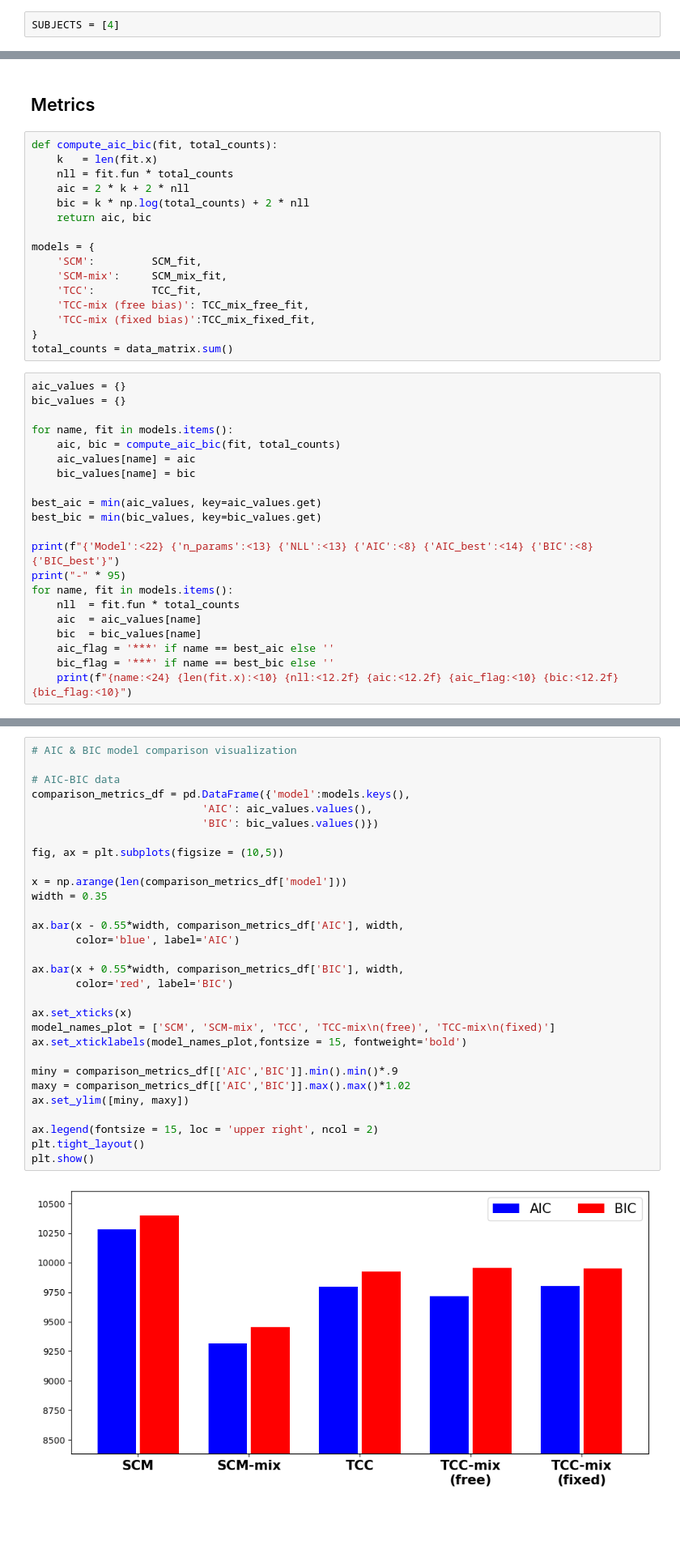
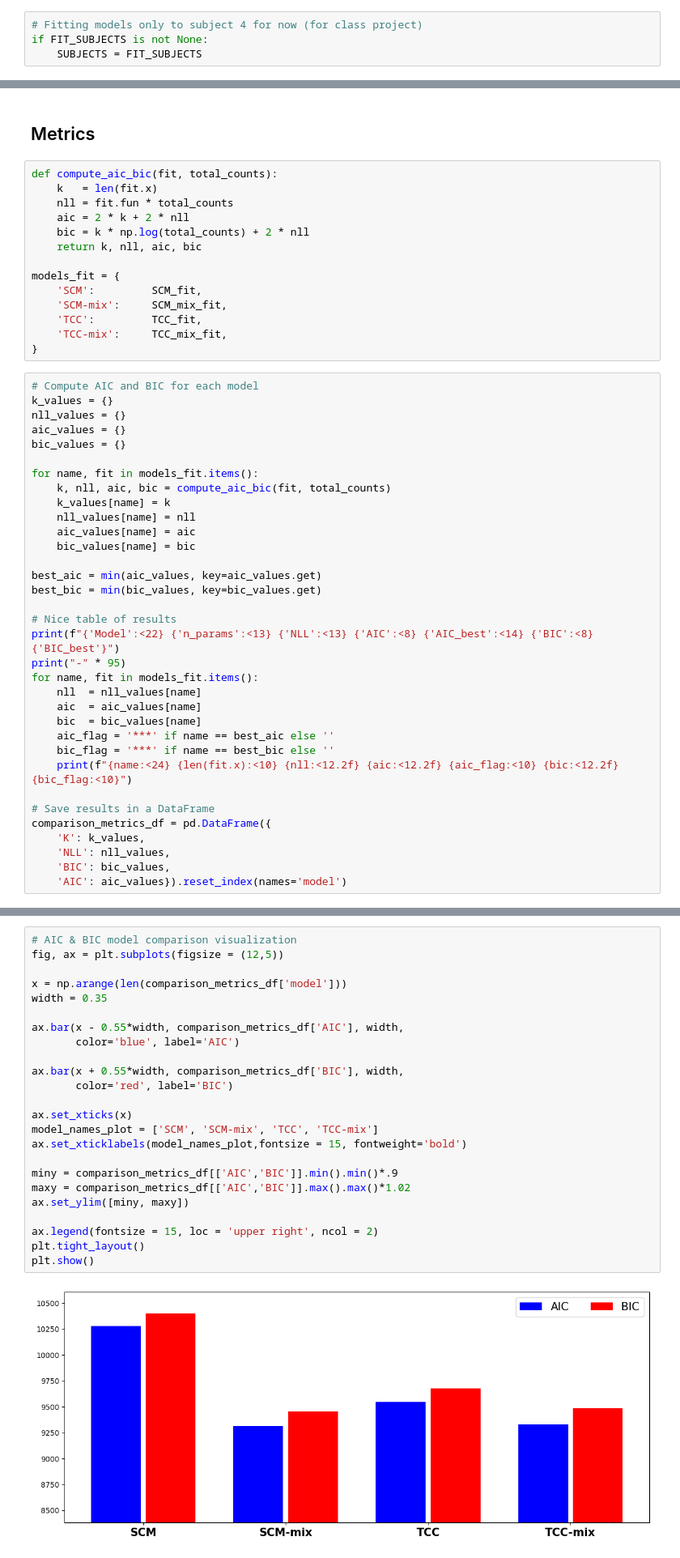
Before and after one commit to DaniilAzarov123/color-identification, a Jupyter notebook: analysis.ipynb, the cells around one changed output, grey strips where cells are left out. Shown at 81% size. Saved outputs shown, nothing was run; the diff lists cells and outputs as text; blank space fills up the shorter version.

```diff
--- a/analysis.ipynb
+++ b/analysis.ipynb
@@ -103,3 +95,5 @@ def extract_observed(data, SUBJECTS, SET_SIZES, POSITIONS):
 # %%
-SUBJECTS = [4]
+# Fitting models only to subject 4 for now (for class project)
+if FIT_SUBJECTS is not None:
+    SUBJECTS = FIT_SUBJECTS
 # %% [markdown]
@@ -1194,37 +927,48 @@ def compute_aic_bic(fit, total_counts):
     nll = fit.fun * total_counts
     aic = 2 * k + 2 * nll
     bic = k * np.log(total_counts) + 2 * nll
-    return aic, bic
+    return k, nll, aic, bic
 
-models = {
+models_fit = {
     'SCM':         SCM_fit,
     'SCM-mix':     SCM_mix_fit,
     'TCC':         TCC_fit,
-    'TCC-mix (free bias)': TCC_mix_free_fit,
-    'TCC-mix (fixed bias)':TCC_mix_fixed_fit,
+    'TCC-mix':     TCC_mix_fit,
 }
-total_counts = data_matrix.sum()
 # %%
+# Compute AIC and BIC for each model
+k_values = {}
+nll_values = {}
 aic_values = {}
 bic_values = {}
 
-for name, fit in models.items():
-    aic, bic = compute_aic_bic(fit, total_counts)
+for name, fit in models_fit.items():
+    k, nll, aic, bic = compute_aic_bic(fit, total_counts)
+    k_values[name] = k
+    nll_values[name] = nll
     aic_values[name] = aic
     bic_values[name] = bic
 
 best_aic = min(aic_values, key=aic_values.get)
 best_bic = min(bic_values, key=bic_values.get)
 
+# Nice table of results
 print(f"{'Model':<22} {'n_params':<13} {'NLL':<13} {'AIC':<8} {'AIC_best':<14} {'BIC':<8} {'BIC_best'}")
 print("-" * 95)
-for name, fit in models.items():
-    nll  = fit.fun * total_counts
+for name, fit in models_fit.items():
+    nll  = nll_values[name]
     aic  = aic_values[name]
     bic  = bic_values[name]
     aic_flag = '***' if name == best_aic else ''
     bic_flag = '***' if name == best_bic else ''
     print(f"{name:<24} {len(fit.x):<10} {nll:<12.2f} {aic:<12.2f} {aic_flag:<10} {bic:<12.2f} {bic_flag:<10}")
+
+# Save results in a DataFrame
+comparison_metrics_df = pd.DataFrame({
+    'K': k_values,
+    'NLL': nll_values,
+    'BIC': bic_values,
+    'AIC': aic_values}).reset_index(names='model')
 # %% [output]
 Model                  n_params      NLL           AIC      AIC_best       BIC      BIC_best
 -----------------------------------------------------------------------------------------------
@@ -1236,34 +979,28 @@ TCC-mix (fixed bias)     24         4876.85      9801.69                 9951.77
 # %%
 # AIC & BIC model comparison visualization
-
-# AIC-BIC data
-comparison_metrics_df = pd.DataFrame({'model':models.keys(),
-                           'AIC': aic_values.values(),
-                           'BIC': bic_values.values()})
-
-fig, ax = plt.subplots(figsize = (10,5))
+fig, ax = plt.subplots(figsize = (12,5))
 
 x = np.arange(len(comparison_metrics_df['model']))
 width = 0.35
 
 ax.bar(x - 0.55*width, comparison_metrics_df['AIC'], width,
        color='blue', label='AIC')
 
 ax.bar(x + 0.55*width, comparison_metrics_df['BIC'], width,
        color='red', label='BIC')
 
 ax.set_xticks(x)
-model_names_plot = ['SCM', 'SCM-mix', 'TCC', 'TCC-mix\n(free)', 'TCC-mix\n(fixed)']
+model_names_plot = ['SCM', 'SCM-mix', 'TCC', 'TCC-mix']
 ax.set_xticklabels(model_names_plot,fontsize = 15, fontweight='bold')
 
 miny = comparison_metrics_df[['AIC','BIC']].min().min()*.9
 maxy = comparison_metrics_df[['AIC','BIC']].max().max()*1.02
 ax.set_ylim([miny, maxy])
 
 ax.legend(fontsize = 15, loc = 'upper right', ncol = 2)
 plt.tight_layout()
 plt.show()
 # %% [output]
-[figure, old version]
+[figure, new version]
 # %% [markdown]
 ## Correlations
```
Also changed, not shown: parts of 97 cells of this notebook, 1 other file.
